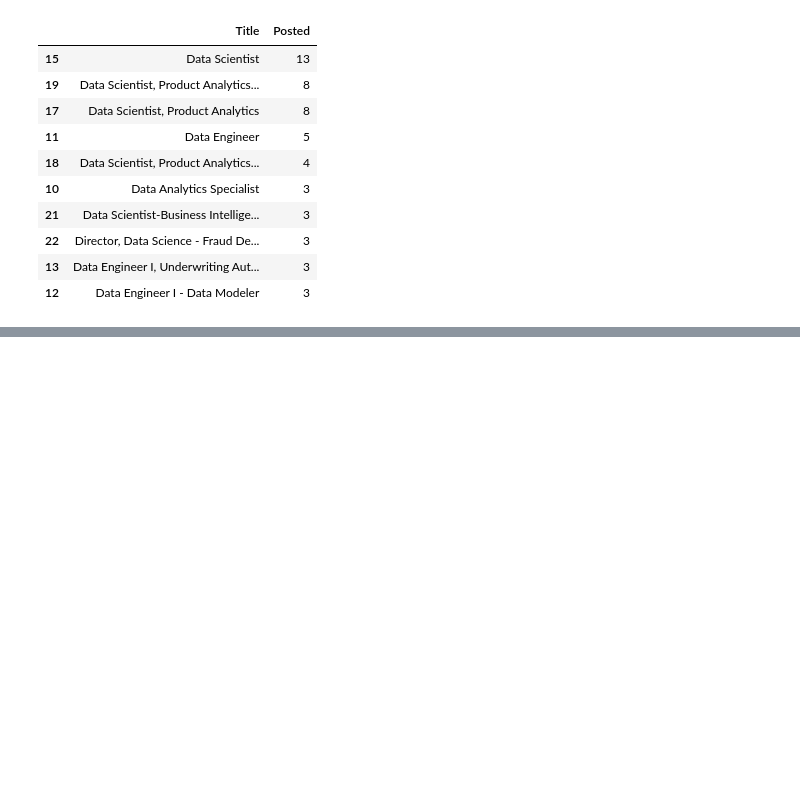
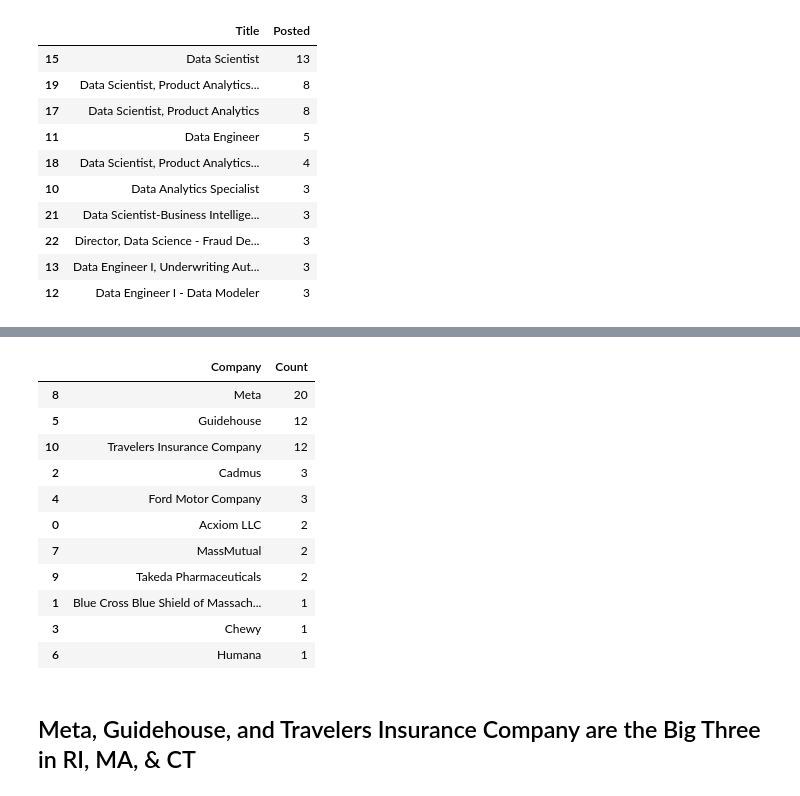
Before and after one commit to ethanwright96/data-science-jobscape, a Jupyter notebook: jobscape.ipynb, the cells around one changed output, grey strips where cells are left out. Cells and saved outputs as stored; diff of their text form; code cells hidden in the pictures; blank space fills up the shorter version.

```diff
--- a/jobscape.ipynb
+++ b/jobscape.ipynb
@@ -352,0 +384,19 @@ unique_titles.head(10)
+# %%
+listing_by_company = Job_Hub_Listings.groupby('Company').size().reset_index(name='Count')
+listing_by_company = listing_by_company.sort_values('Count', ascending=False)
+listing_by_company
+# %% [output]
+|  | Company | Count |
+| 8 | Meta | 20 |
+| 5 | Guidehouse | 12 |
+| 10 | Travelers Insurance Company | 12 |
+| 2 | Cadmus | 3 |
+| 4 | Ford Motor Company | 3 |
+| 0 | Acxiom LLC | 2 |
+| 7 | MassMutual | 2 |
+| 9 | Takeda Pharmaceuticals | 2 |
+| 1 | Blue Cross Blue Shield of Massach... | 1 |
+| 3 | Chewy | 1 |
+| 6 | Humana | 1 |
+# %% [markdown]
+## Meta, Guidehouse, and Travelers Insurance Company are the Big Three in RI, MA, & CT
```
Also changed, not shown: parts of 7 cells of this notebook, 2 other files.
